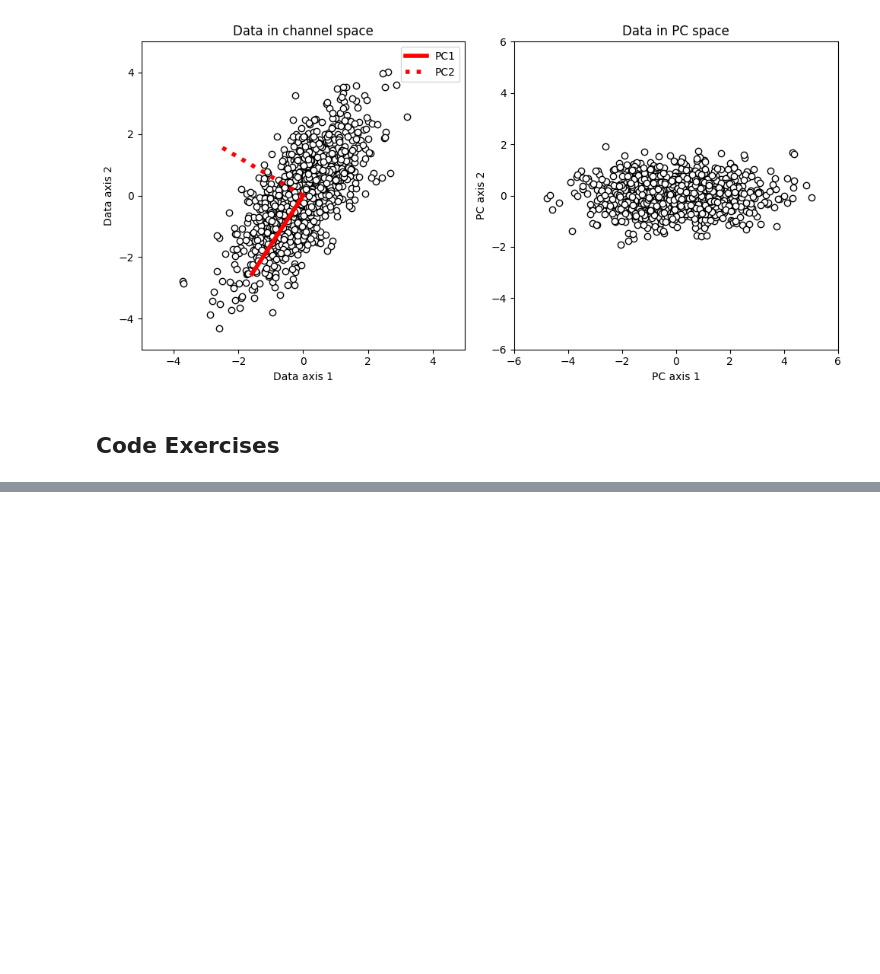
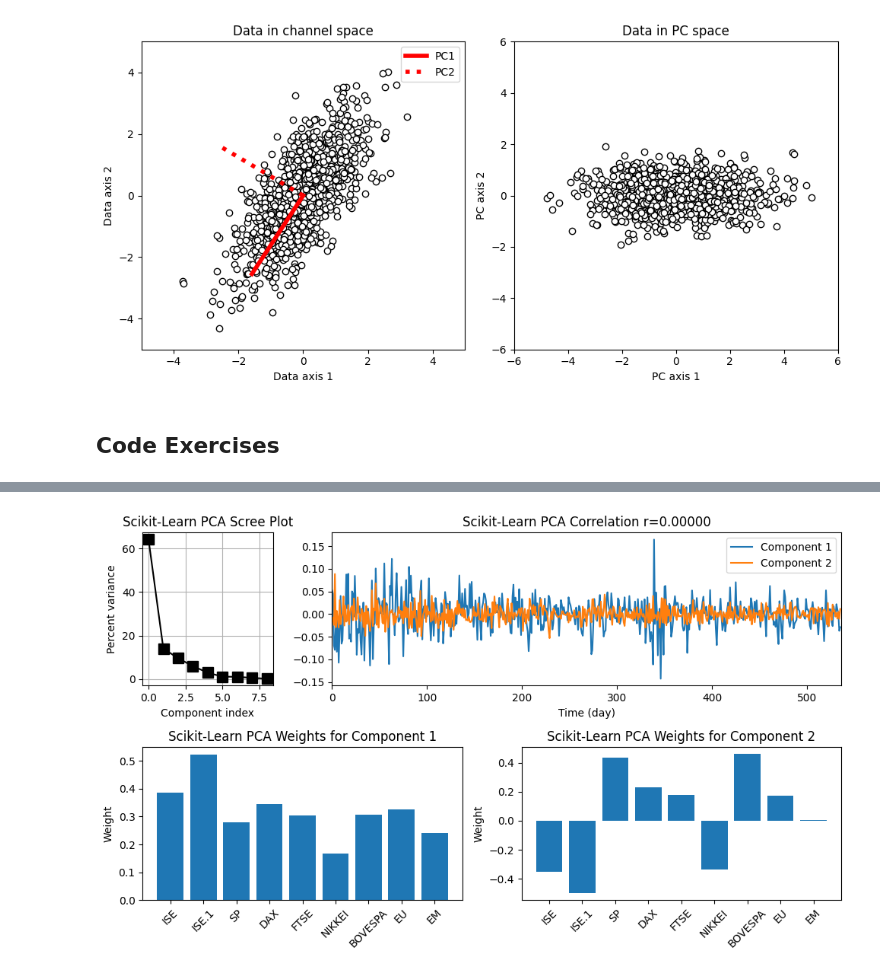
Before and after one commit to MiesnerJacob/practical-linear-algebra-for-data-science, a Jupyter notebook: 15-eigendecomposition-and-svd-applications.ipynb, the cells around one changed output, grey strips where cells are left out. Saved outputs shown, nothing was run; the diff lists cells and outputs as text; code cells hidden in the pictures; blank space fills up the shorter version.

```diff
--- a/15-eigendecomposition-and-svd-applications.ipynb
+++ b/15-eigendecomposition-and-svd-applications.ipynb
@@ -199,0 +279,42 @@ First two eigenvalues:
+# %%
+# Exercise 15-3 (Compare results of 'manual' Principal Component Anlaysis with Scikit Learn)
+
+# Scikit-Learn PCA
+pca = PCA()
+pca_results = pca.fit_transform(data)
+pca_component_scores = pca_results[:, :2]
+pca_percent_variance_explained = 100 * pca.explained_variance_ratio_
+
+# Plotting
+fig = plt.figure(figsize=(10, 6))
+gs = GridSpec(2, 4, figure=fig)
+
+# Scree plot for Scikit-Learn PCA
+ax1 = fig.add_subplot(gs[0, 0])
+ax1.plot(pca_percent_variance_explained, 'ks-', markersize=10)
+ax1.set_xlabel('Component index')
+ax1.set_ylabel('Percent variance')
+ax1.set_title('Scikit-Learn PCA Scree Plot')
+ax1.grid()
+
+# Component time series for Scikit-Learn PCA
+ax2 = fig.add_subplot(gs[0, 1:])
+ax2.plot(pca_component_scores)
+ax2.set_xlabel('Time (day)')
+ax2.set_xlim([0, pca_component_scores.shape[0]])
+ax2.legend(['Component 1', 'Component 2'])
+ax2.set_title(f'Scikit-Learn PCA Correlation r={np.corrcoef(pca_component_scores.T)[0, 1]:.5f}')
+
+# Bar plots of component loadings for Scikit-Learn PCA
+axs = [fig.add_subplot(gs[1, :2]), fig.add_subplot(gs[1, 2:])]
+for i in range(2):
+    axs[i].bar(range(data.shape[1]), pca.components_[i])
+    axs[i].set_xticks(range(data.shape[1]))
+    axs[i].set_xticklabels(data.columns, rotation=45)
+    axs[i].set_ylabel('Weight')
+    axs[i].set_title(f'Scikit-Learn PCA Weights for Component {i+1}')
+
+plt.tight_layout()
+plt.show()
+# %% [output]
+[figure, added]
```
Also changed, not shown: parts of 7 cells of this notebook.
